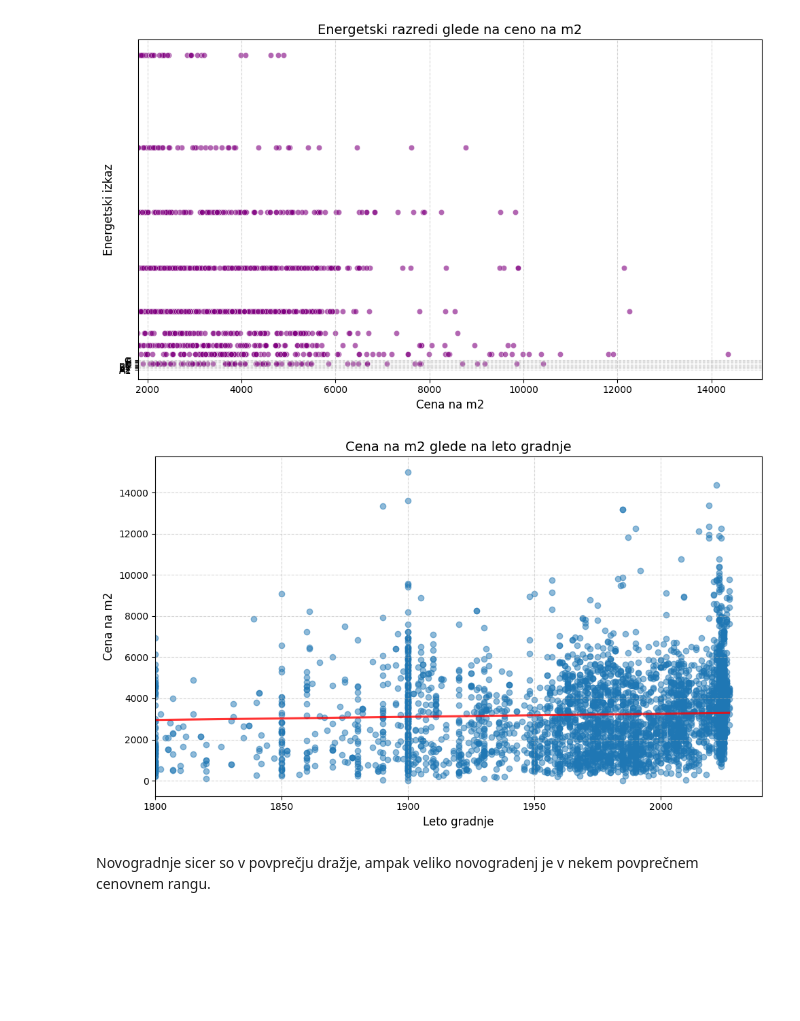
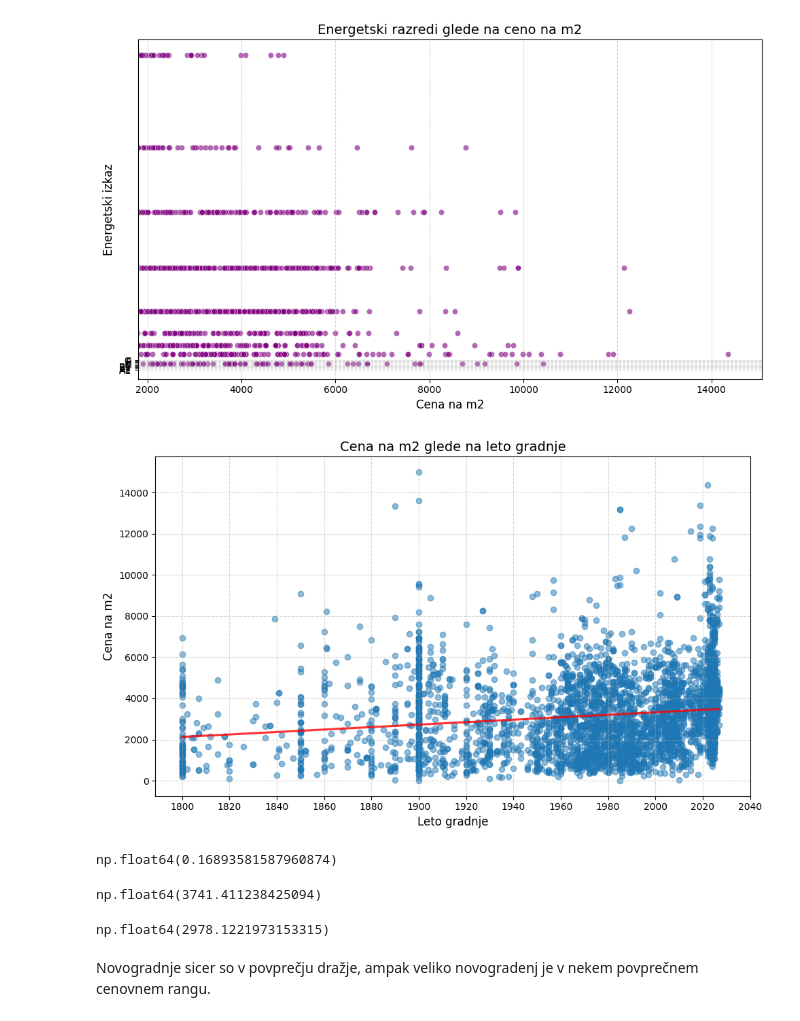
Before and after one commit to tthuma1/PR251, a Jupyter notebook: src/vizualizacije.ipynb, the cells around one changed output. Saved outputs shown, nothing was run; the diff lists cells and outputs as text; code cells hidden in the pictures; blank space fills up the shorter version.

```diff
--- a/src/vizualizacije.ipynb
+++ b/src/vizualizacije.ipynb
@@ -714,21 +714,37 @@ plt.show()
 # %%
 import matplotlib.pyplot as plt
 import seaborn as sns
 
 plt.figure(figsize=(10, 6))
 # sns.scatterplot(data=hs_df, x='leto_gradnje', y='cena_na_m2',
 #                 alpha=0.6, color='purple')
-sns.regplot(data=hs_df, x='leto_gradnje', y='cena_na_m2', scatter_kws={"alpha": 0.5}, line_kws={"color": "red", "alpha": 0.8}, ci=None)
+hs_df6 = hs_df.copy()
+hs_df6 = hs_df6[hs_df6["leto_gradnje"] >= 1800]
+sns.regplot(data=hs_df6, x='leto_gradnje', y='cena_na_m2', scatter_kws={"alpha": 0.5}, line_kws={"color": "red", "alpha": 0.8}, ci=None)
 
 plt.title('Cena na m2 glede na leto gradnje', fontsize=14)
 plt.xlabel('Leto gradnje', fontsize=12)
 plt.ylabel('Cena na m2', fontsize=12)
 plt.grid(True, linestyle='--', alpha=0.5)
-plt.xlim(1800, 2040)
+# plt.xlim(1800, 2040)
+plt.xticks([i for i in range(1800, 2050, 20)])
 plt.tight_layout()
 plt.show()
 # %% [output]
-[figure, old version]
+[figure, new version]
+# %%
+correlation = hs_df6["leto_gradnje"].corr(hs_df6["cena_na_m2"], method="pearson")
+correlation
+# %% [output]
+np.float64(0.16893581587960874)
+# %%
+hs_df[hs_df["leto_gradnje"] >= 2020]["cena_na_m2"].mean()
+# %% [output]
+np.float64(3741.411238425094)
+# %%
+hs_df[hs_df["leto_gradnje"] < 2020]["cena_na_m2"].mean()
+# %% [output]
+np.float64(2978.1221973153315)
 # %% [markdown]
 Novogradnje sicer so v povprečju dražje, ampak veliko novogradenj je v nekem povprečnem cenovnem rangu.
 # %%
```
Also changed, not shown: 1 other file.
